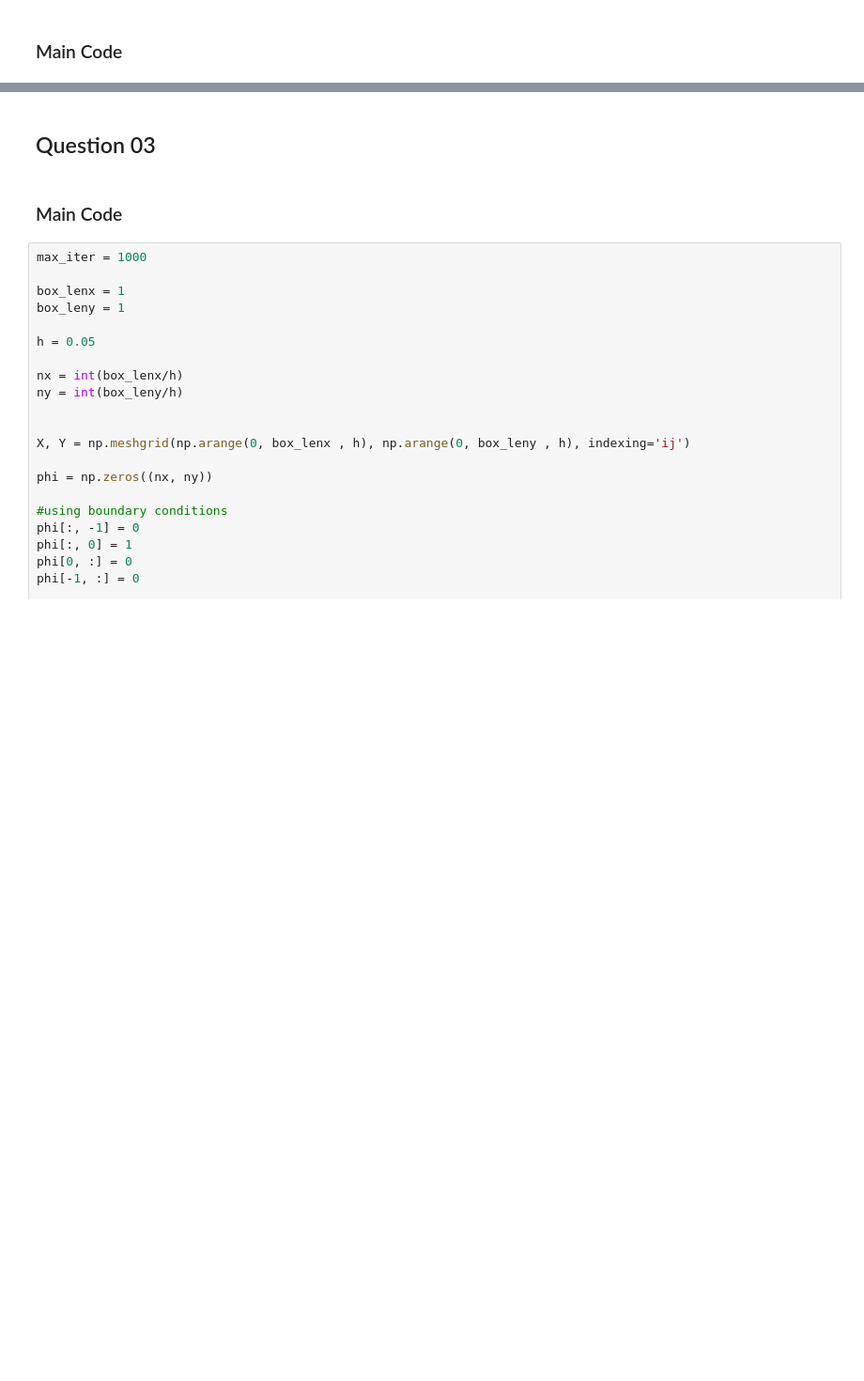
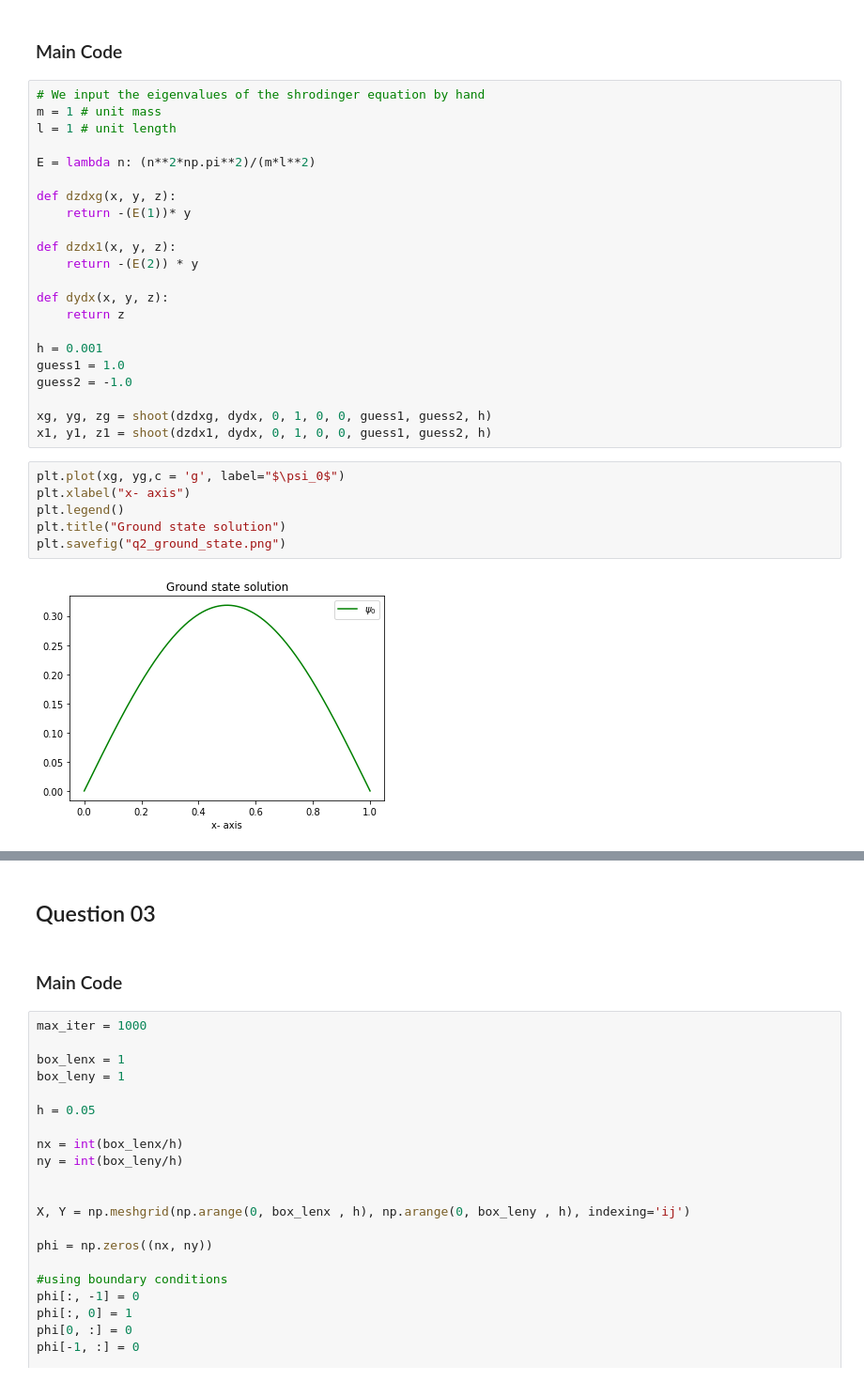
Before and after one commit to Rnazx/Computational-Physics, a Jupyter notebook: Assignment-03/assignment_03.ipynb, the cells around one changed output, grey strips where cells are left out. Shown: that part at 94% size. Saved outputs shown, nothing was run; the diff lists cells and outputs as text; blank space fills up the shorter version.

```diff
--- a/Assignment-03/assignment_03.ipynb
+++ b/Assignment-03/assignment_03.ipynb
@@ -85,2 +129,32 @@ def runge_kutta(dzdx, dydx, x0, y0, z0, xf, h):
 # %% [markdown]
 ### Main Code
+# %%
+# We input the eigenvalues of the shrodinger equation by hand
+m = 1 # unit mass
+l = 1 # unit length
+
+E = lambda n: (n**2*np.pi**2)/(m*l**2)
+
+def dzdxg(x, y, z):
+    return -(E(1))* y
+
+def dzdx1(x, y, z):
+    return -(E(2)) * y
+
+def dydx(x, y, z):
+    return z
+
+h = 0.001
+guess1 = 1.0
+guess2 = -1.0
+
+xg, yg, zg = shoot(dzdxg, dydx, 0, 1, 0, 0, guess1, guess2, h)
+x1, y1, z1 = shoot(dzdx1, dydx, 0, 1, 0, 0, guess1, guess2, h)
+# %%
+plt.plot(xg, yg,c = 'g', label="$\psi_0$")
+plt.xlabel("x- axis")
+plt.legend()
+plt.title("Ground state solution")
+plt.savefig("q2_ground_state.png")
+# %% [output]
+[figure, added]
```
Also changed, not shown: parts of 3 cells of this notebook, 2 other files.
